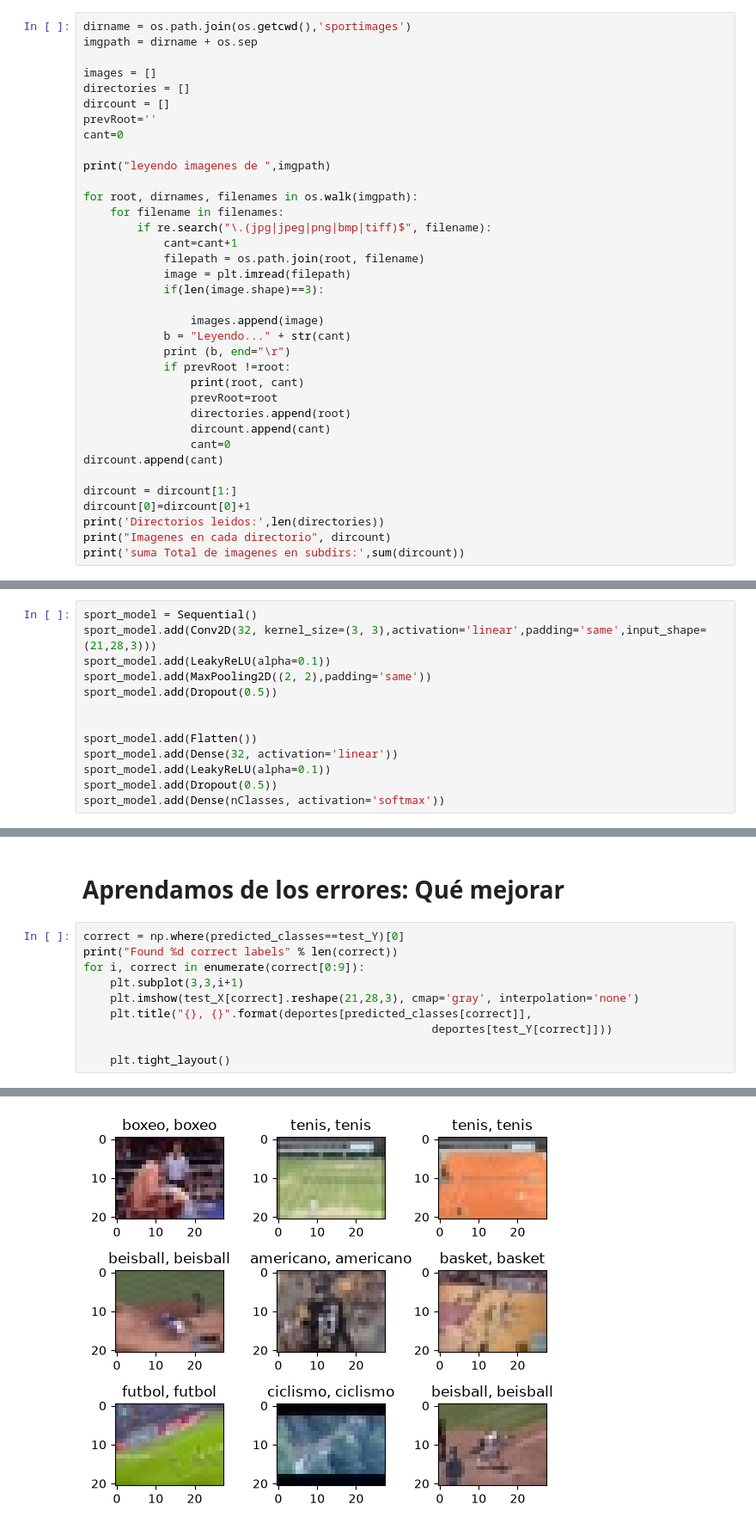
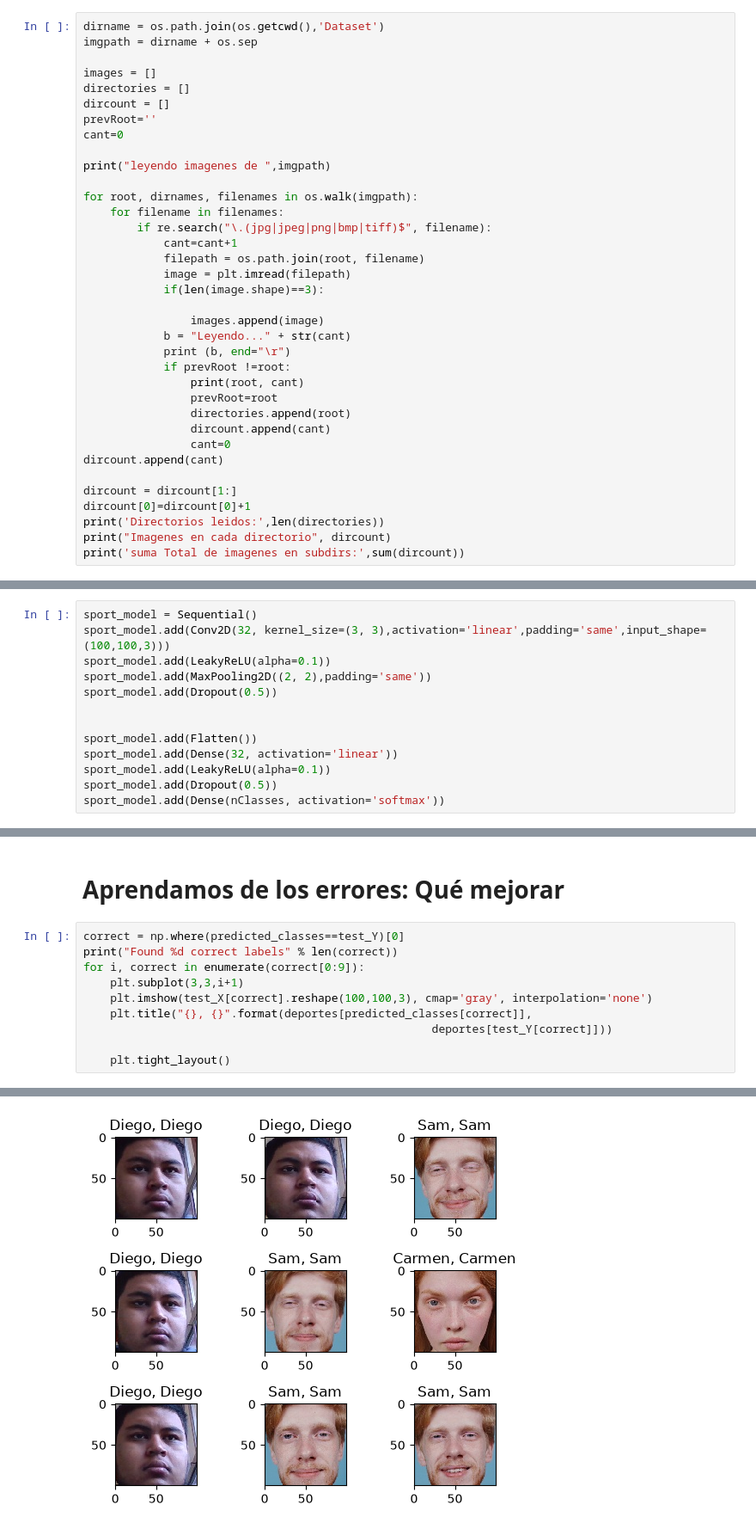
Before and after one commit to DiegoIgnacioCorreaCervantes/REPO-IA_21121510, a Jupyter notebook: CNN.ipynb, the cells around one changed output, grey strips where cells are left out. Shown at 86% size. Cells and saved outputs as stored; diff of their text form.

```diff
--- a/CNN.ipynb
+++ b/CNN.ipynb
@@ -33,7 +31,7 @@ from keras.layers import LeakyReLU
 # %% [markdown]
 # Cargar set de Imágenes
 # %%
-dirname = os.path.join(os.getcwd(),'sportimages')
+dirname = os.path.join(os.getcwd(),'Dataset')
 imgpath = dirname + os.sep
 
 images = []
@@ -194,7 +182,7 @@ epochs = 50 # Cantidad de iteraciones completas al conjunto de imagenes de entre
 batch_size = 64 # cantidad de imágenes que se toman a la vez en memoria
 # %%
 sport_model = Sequential()
-sport_model.add(Conv2D(32, kernel_size=(3, 3),activation='linear',padding='same',input_shape=(21,28,3)))
+sport_model.add(Conv2D(32, kernel_size=(3, 3),activation='linear',padding='same',input_shape=(100,100,3)))
 sport_model.add(LeakyReLU(alpha=0.1))
 sport_model.add(MaxPooling2D((2, 2),padding='same'))
 sport_model.add(Dropout(0.5))
@@ -330,7 +318,7 @@ correct = np.where(predicted_classes==test_Y)[0]
 print("Found %d correct labels" % len(correct))
 for i, correct in enumerate(correct[0:9]):
     plt.subplot(3,3,i+1)
-    plt.imshow(test_X[correct].reshape(21,28,3), cmap='gray', interpolation='none')
+    plt.imshow(test_X[correct].reshape(100,100,3), cmap='gray', interpolation='none')
     plt.title("{}, {}".format(deportes[predicted_classes[correct]],
                                                     deportes[test_Y[correct]]))
 
@@ -340,4 +328,4 @@ Found 9623 correct labels
-[figure, old version]
+[figure, new version]
 # %%
 incorrect = np.where(predicted_classes!=test_Y)[0]
 print("Found %d incorrect labels" % len(incorrect))
```
Also changed, not shown: parts of 22 cells of this notebook.
